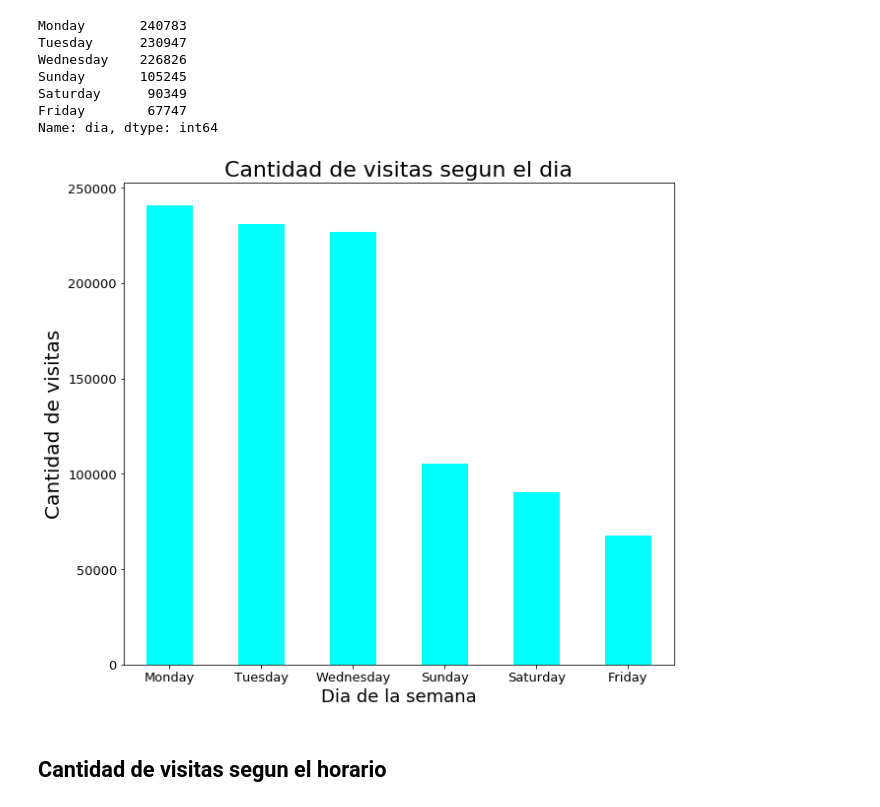
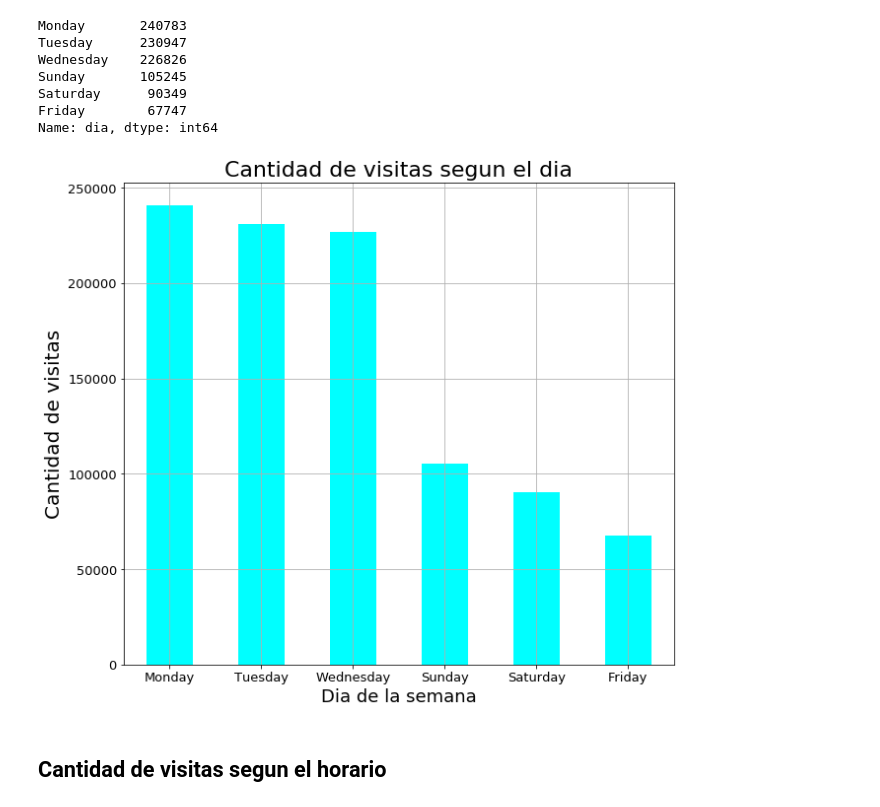
Before and after one commit to LuuPesado/TPsDatos_1C2018, a Jupyter notebook: tp1-2018k3v1nnnn.ipynb, the cells around one changed output. Cells and saved outputs as stored; diff of their text form; code cells hidden in the pictures.

```diff
--- a/tp1-2018k3v1nnnn.ipynb
+++ b/tp1-2018k3v1nnnn.ipynb
@@ -7,6 +6,6 @@ import calendar # idem
 import matplotlib.pyplot as plt
 import seaborn as sns
 # %%
-postulantes=pd.read_csv("C:/Users/RetailAdmin/Desktop/datos_navent_fiuba/fiuba_3_vistas.csv")
+vistas=pd.read_csv("C:/Users/RetailAdmin/Desktop/datos_navent_fiuba/fiuba_3_vistas.csv")
 # %% [markdown]
 # Analisis
@@ -51,5 +41,5 @@ def separar_horario(fecha):
     nuevo_horario=dato.split("-")
     return nuevo_horario[0]
 # %%
-postulantes["nueva_fecha"]=postulantes["timestamp"].map(separar_fecha)
-postulantes["nuevo_horario"]=postulantes["timestamp"].map(separar_horario)
+vistas["nueva_fecha"]=vistas["timestamp"].map(separar_fecha)
+vistas["nuevo_horario"]=vistas["timestamp"].map(separar_horario)
@@ -78,8 +68,8 @@ postulantes
 def dia_de_semana(fecha):
     return calendar.day_name[fecha.weekday()]
 # %%
-postulantes["nueva_fecha"]=pd.to_datetime(postulantes["nueva_fecha"])
-postulantes["nuevo_horario"]=pd.to_datetime(postulantes["nuevo_horario"])
+vistas["nueva_fecha"]=pd.to_datetime(vistas["nueva_fecha"])
+vistas["nuevo_horario"]=pd.to_datetime(vistas["nuevo_horario"])
 # %%
-postulantes["dia"]=postulantes["nueva_fecha"].map(dia_de_semana)
-postulantes["hora"]=postulantes["nuevo_horario"].dt.hour
+vistas["dia"]=vistas["nueva_fecha"].map(dia_de_semana)
+vistas["hora"]=vistas["nuevo_horario"].dt.hour
@@ -115,11 +105,11 @@ Saturday      90349
 Friday        67747
 Name: dia, dtype: int64
 # %%
-postulantes["dia"].value_counts().plot(kind="bar",rot=0,figsize=(10,9),color="aqua",fontsize=13);
+vistas["dia"].value_counts().plot(kind="bar",rot=0,figsize=(10,9),color="aqua",fontsize=13,grid=True);
 plt.title('Cantidad de visitas segun el dia', fontsize=22);
 plt.xlabel('Dia de la semana', fontsize=18);
 plt.ylabel('Cantidad de visitas', fontsize=20);
 # %% [output]
-[figure, old version]
+[figure, new version]
 # %% [markdown]
 ## Cantidad de visitas segun el horario
```
Also changed, not shown: parts of 27 cells of this notebook.
